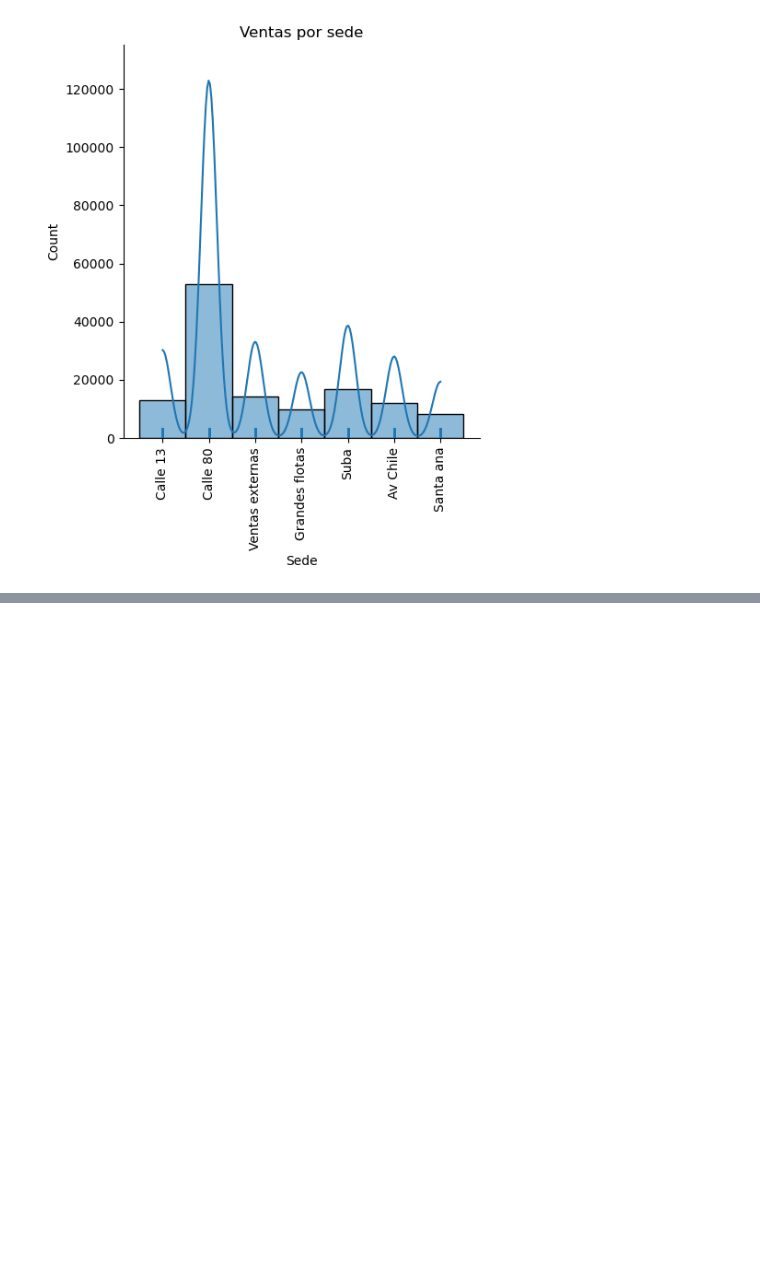
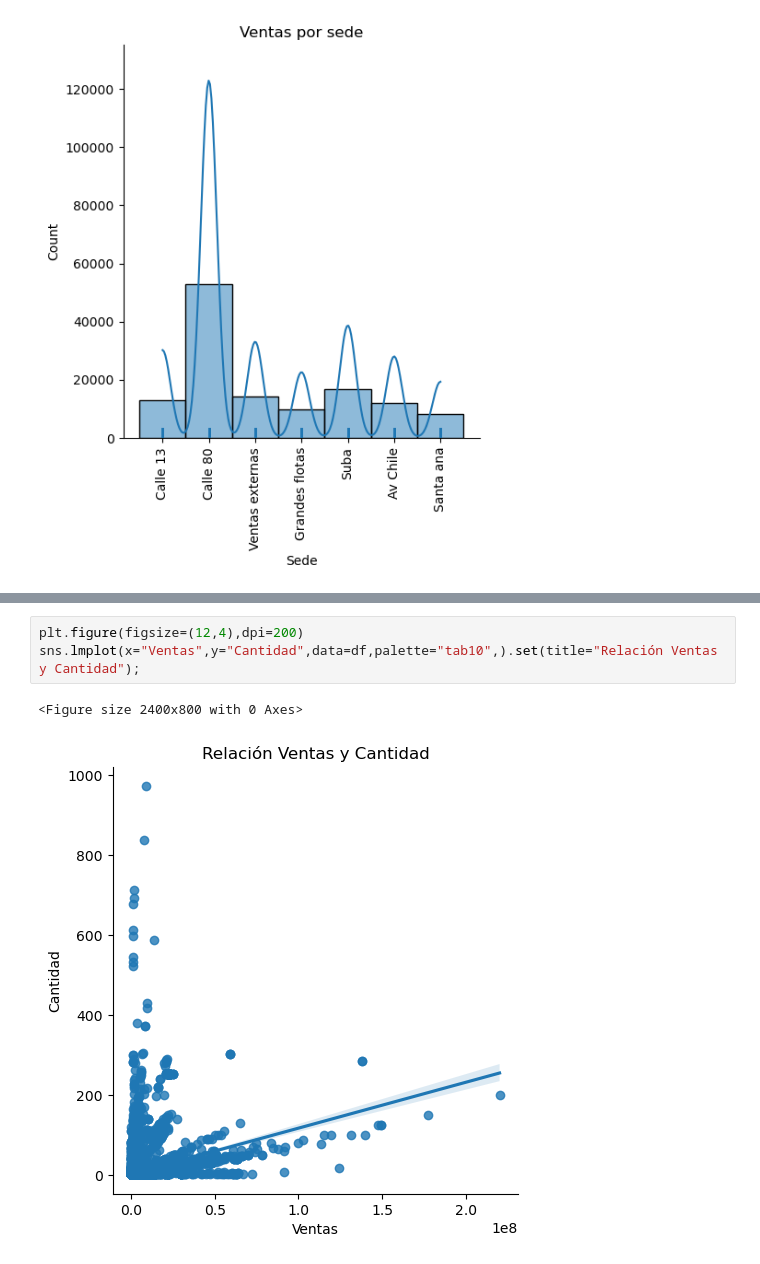
Before and after one commit to Darkzos/Project-Automotive-Service-Auto-Motors-, a Jupyter notebook: Python-Jupyter./Análisis Automotriz Final.ipynb, the cells around one changed output, grey strips where cells are left out. Cells and saved outputs as stored; diff of their text form; blank space fills up the shorter version.

```diff
--- a/Python-Jupyter./Análisis Automotriz Final.ipynb
+++ b/Python-Jupyter./Análisis Automotriz Final.ipynb
@@ -232,0 +316,6 @@ sns.scatterplot(x="Ventas",y="Cantidad",data=df,hue="Sede",palette="tab10").set(
+# %%
+plt.figure(figsize=(12,4),dpi=200)
+sns.lmplot(x="Ventas",y="Cantidad",data=df,palette="tab10",).set(title="Relación Ventas y Cantidad");
+# %% [output]
+<Figure size 2400x800 with 0 Axes>
+[figure, added]
```
Also changed, not shown: parts of 13 cells of this notebook.
